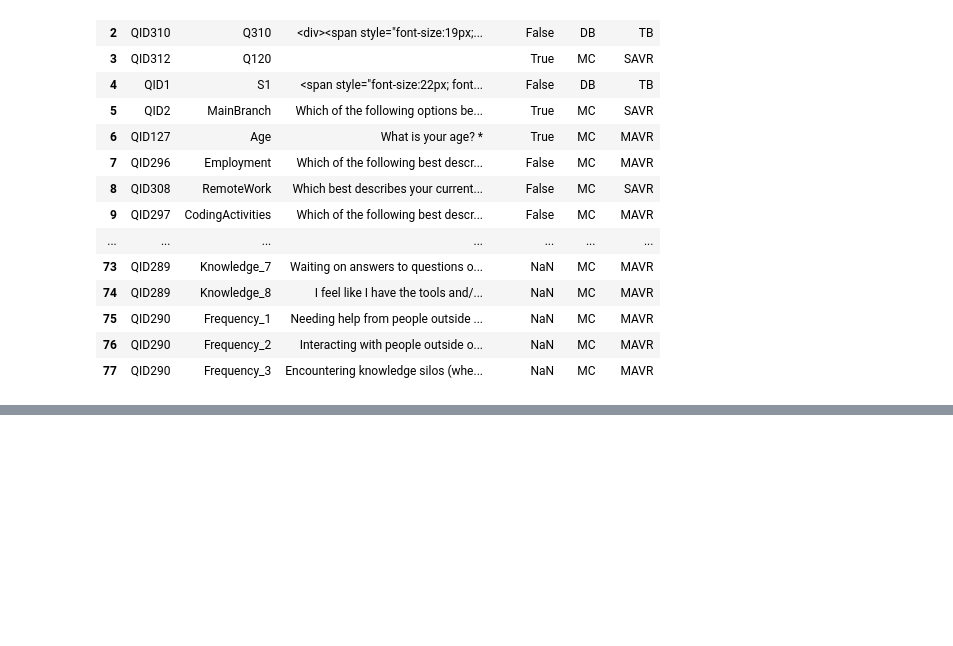
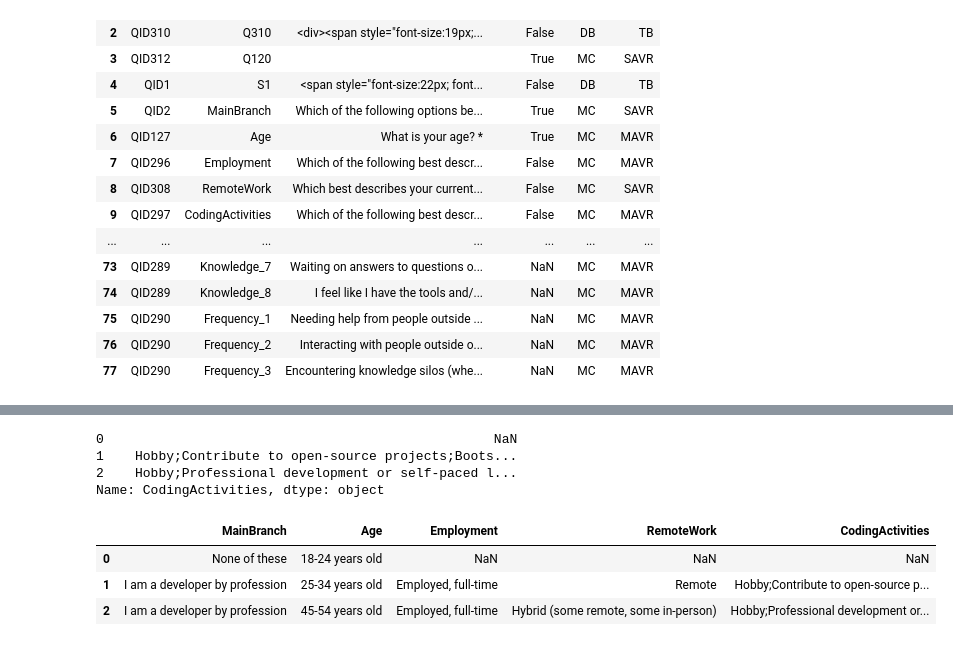
Before and after one commit to cqndy020/Python, a Jupyter notebook: Pandas/Pandas Demo.ipynb, the cells around one changed output, grey strips where cells are left out. Saved outputs shown, nothing was run; the diff lists cells and outputs as text; code cells hidden in the pictures; blank space fills up the shorter version.

```diff
--- a/Pandas/Pandas Demo.ipynb
+++ b/Pandas/Pandas Demo.ipynb
@@ -41,0 +77,16 @@ schema_df
+# %%
+df.loc[[0,1,2], 'CodingActivities']
+#or using slicing such as
+#df.loc[0:2, 'CodingActivities']
+# %% [output]
+0                                                  NaN
+1    Hobby;Contribute to open-source projects;Boots...
+2    Hobby;Professional development or self-paced l...
+Name: CodingActivities, dtype: object
+# %%
+df.loc[0:2, 'MainBranch': 'CodingActivities']
+# %% [output]
+|  | MainBranch | Age | Employment | RemoteWork | CodingActivities |
+| 0 | None of these | 18-24 years old | NaN | NaN | NaN |
+| 1 | I am a developer by profession | 25-34 years old | Employed, full-time | Remote | Hobby;Contribute to open-source p... |
+| 2 | I am a developer by profession | 45-54 years old | Employed, full-time | Hybrid (some remote, some in-person) | Hobby;Professional development or... |
```
Also changed, not shown: parts of 2 cells of this notebook, 1 other file.
